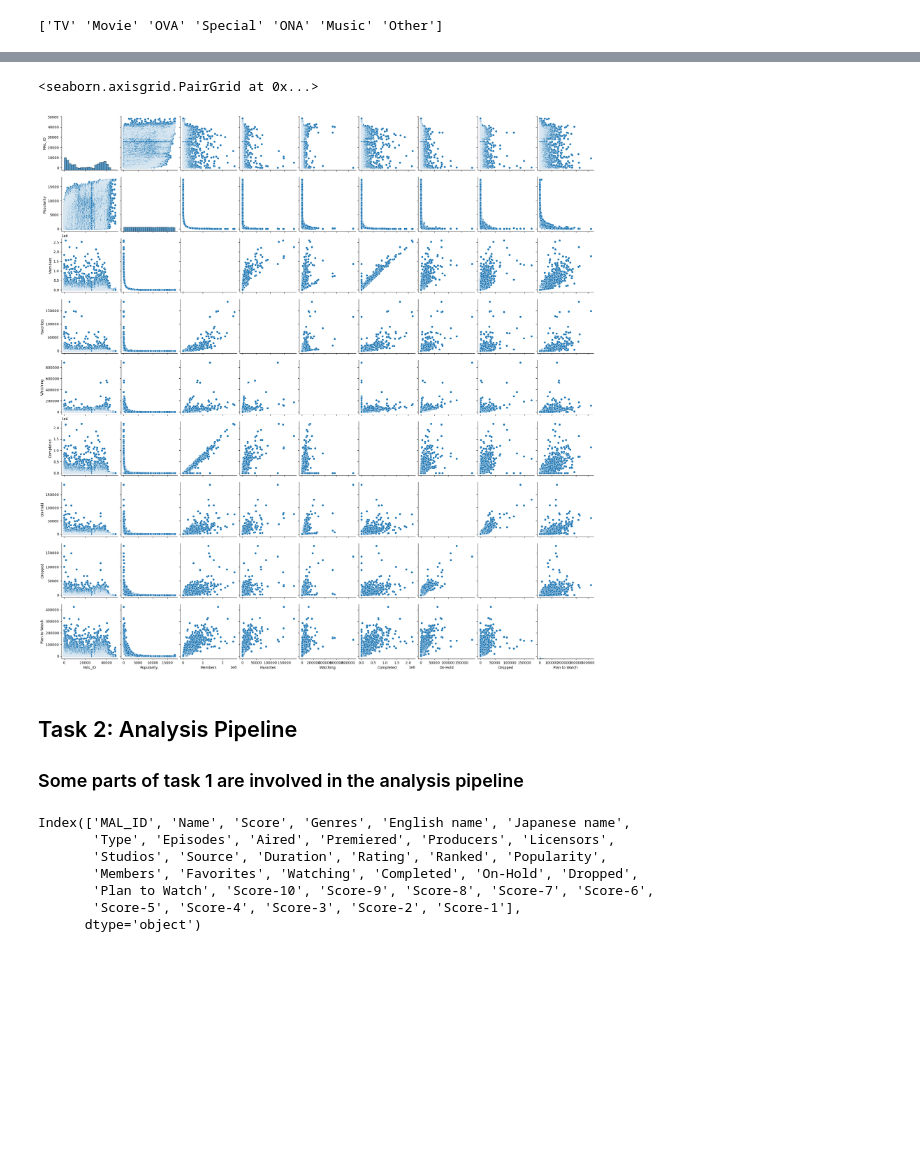
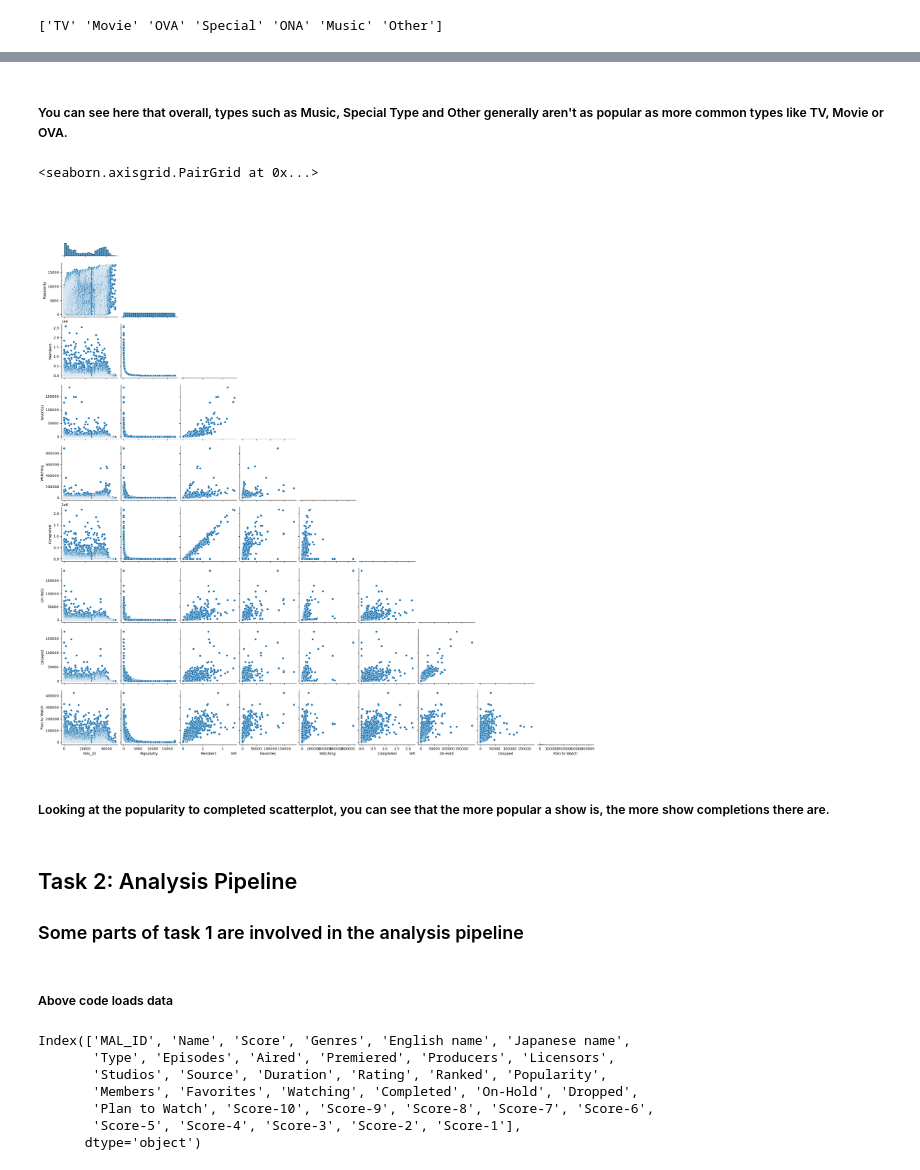
Before and after one commit to ubco-W2022T1-cosc301/project-group12, a Jupyter notebook: notebooks/analysis1.ipynb, the cells around one changed output, grey strips where cells are left out. Cells and saved outputs as stored; diff of their text form; code cells hidden in the pictures; blank space fills up the shorter version.

```diff
--- a/notebooks/analysis1.ipynb
+++ b/notebooks/analysis1.ipynb
@@ -112,9 +114,12 @@ df_cleaned.plot(kind='scatter', x='Type',y='Popularity')
-# %%
-sns.pairplot(df_cleaned)
-#looking at the popularity to completed scatterplot, you can see that the more popular a show is, the more show completions there are.
-# %% [output]
-<seaborn.axisgrid.PairGrid at 0x...>
-[figure, removed]
+# %% [markdown]
+##### You can see here that overall, types such as Music, Special Type and Other generally aren't as popular as more common types like TV, Movie or OVA.
+# %%
+sns.pairplot(df_cleaned,corner=True)
+# %% [output]
+<seaborn.axisgrid.PairGrid at 0x...>
+[figure, added]
+# %% [markdown]
+##### Looking at the popularity to completed scatterplot, you can see that the more popular a show is, the more show completions there are.
 # %% [markdown]
 ## Task 2: Analysis Pipeline
 ### Some parts of task 1 are involved in the analysis pipeline
@@ -124,3 +128,5 @@ df = pd.read_csv('../data/raw/anime.csv')
+# %% [markdown]
+##### Above code loads data
 # %%
 NA_val = df_cleaned.isna().sum()
 def na_filter(na, threshold = .4):
```
Also changed, not shown: parts of 34 cells of this notebook, 2 other files.
